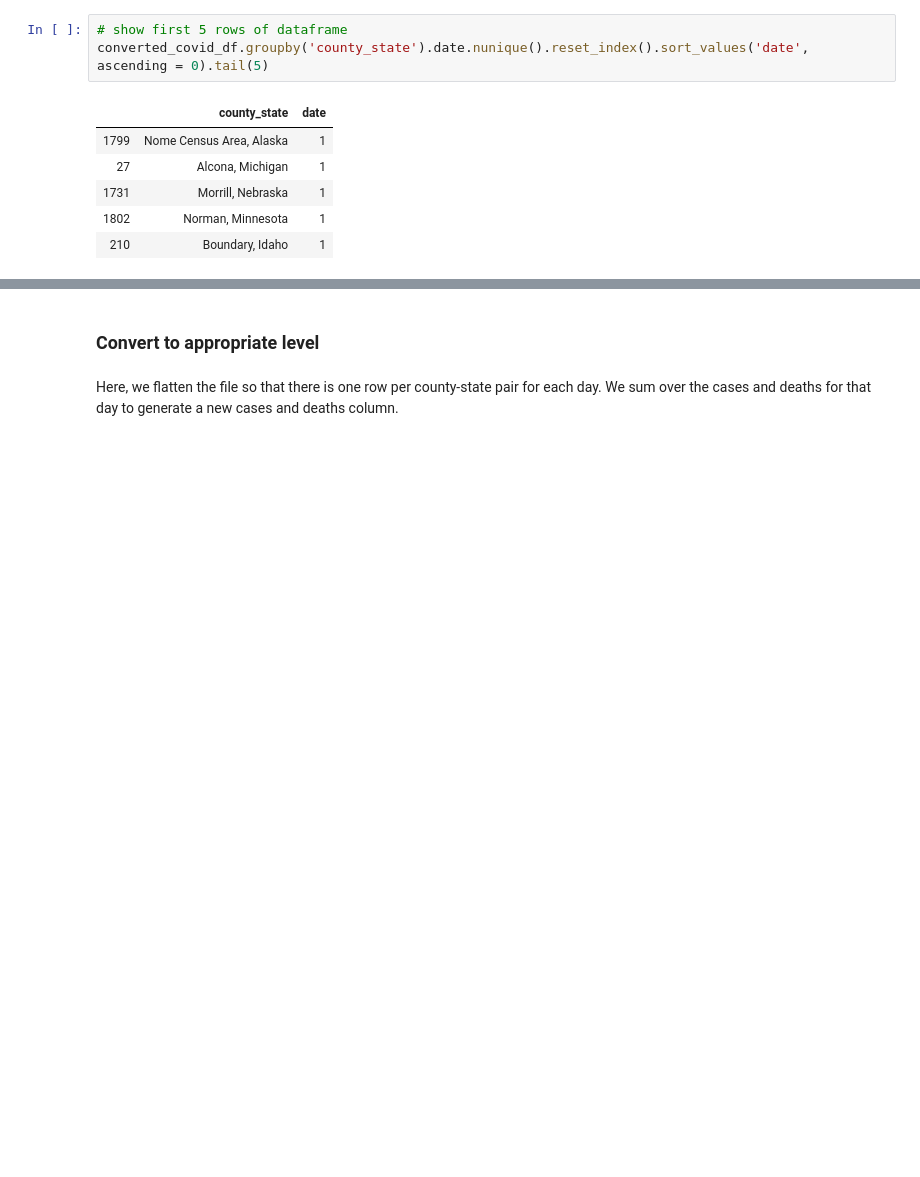
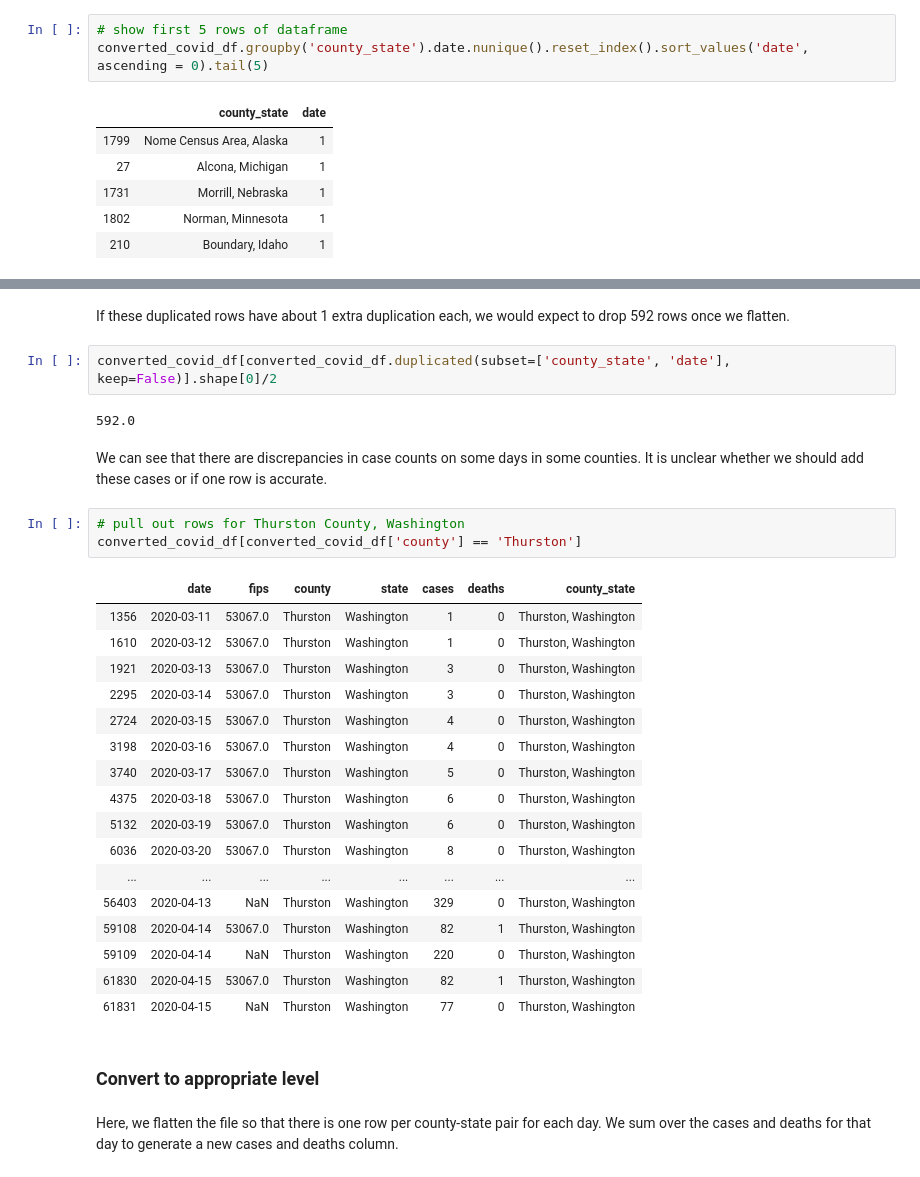
Before and after one commit to CSJohnLee/COVID19_Project, a Jupyter notebook: data_processing/covid19_data_pickle.ipynb, the cells around one changed output, grey strips where cells are left out. Drawn from its saved outputs; the diff is of its cells as text; blank space fills up the shorter version.

```diff
--- a/data_processing/covid19_data_pickle.ipynb
+++ b/data_processing/covid19_data_pickle.ipynb
@@ -310,3 +296,32 @@ converted_covid_df.groupby('county_state').date.nunique().reset_index().sort_val
+# %% [markdown]
+If these duplicated rows have about 1 extra duplication each, we would expect to drop 592 rows once we flatten.
+# %%
+converted_covid_df[converted_covid_df.duplicated(subset=['county_state', 'date'], keep=False)].shape[0]/2
+# %% [output]
+592.0
+# %% [markdown]
+We can see that there are discrepancies in case counts on some days  in some counties. It is unclear whether we should add these cases or if one row is accurate.
+# %%
+# pull out rows for Thurston County, Washington
+converted_covid_df[converted_covid_df['county'] == 'Thurston']
+# %% [output]
+|  | date | fips | county | state | cases | deaths | county_state |
+| 1356 | 2020-03-11 | 53067.0 | Thurston | Washington | 1 | 0 | Thurston, Washington |
+| 1610 | 2020-03-12 | 53067.0 | Thurston | Washington | 1 | 0 | Thurston, Washington |
+| 1921 | 2020-03-13 | 53067.0 | Thurston | Washington | 3 | 0 | Thurston, Washington |
+| 2295 | 2020-03-14 | 53067.0 | Thurston | Washington | 3 | 0 | Thurston, Washington |
+| 2724 | 2020-03-15 | 53067.0 | Thurston | Washington | 4 | 0 | Thurston, Washington |
+| 3198 | 2020-03-16 | 53067.0 | Thurston | Washington | 4 | 0 | Thurston, Washington |
+| 3740 | 2020-03-17 | 53067.0 | Thurston | Washington | 5 | 0 | Thurston, Washington |
+| 4375 | 2020-03-18 | 53067.0 | Thurston | Washington | 6 | 0 | Thurston, Washington |
+| 5132 | 2020-03-19 | 53067.0 | Thurston | Washington | 6 | 0 | Thurston, Washington |
+| 6036 | 2020-03-20 | 53067.0 | Thurston | Washington | 8 | 0 | Thurston, Washington |
+| ... | ... | ... | ... | ... | ... | ... | ... |
+| 56403 | 2020-04-13 | NaN | Thurston | Washington | 329 | 0 | Thurston, Washington |
+| 59108 | 2020-04-14 | 53067.0 | Thurston | Washington | 82 | 1 | Thurston, Washington |
+| 59109 | 2020-04-14 | NaN | Thurston | Washington | 220 | 0 | Thurston, Washington |
+| 61830 | 2020-04-15 | 53067.0 | Thurston | Washington | 82 | 1 | Thurston, Washington |
+| 61831 | 2020-04-15 | NaN | Thurston | Washington | 77 | 0 | Thurston, Washington |
 # %% [markdown]
 ### Convert to appropriate level
 # %% [markdown]
```
Also changed, not shown: parts of 21 cells of this notebook, 3 other files.
